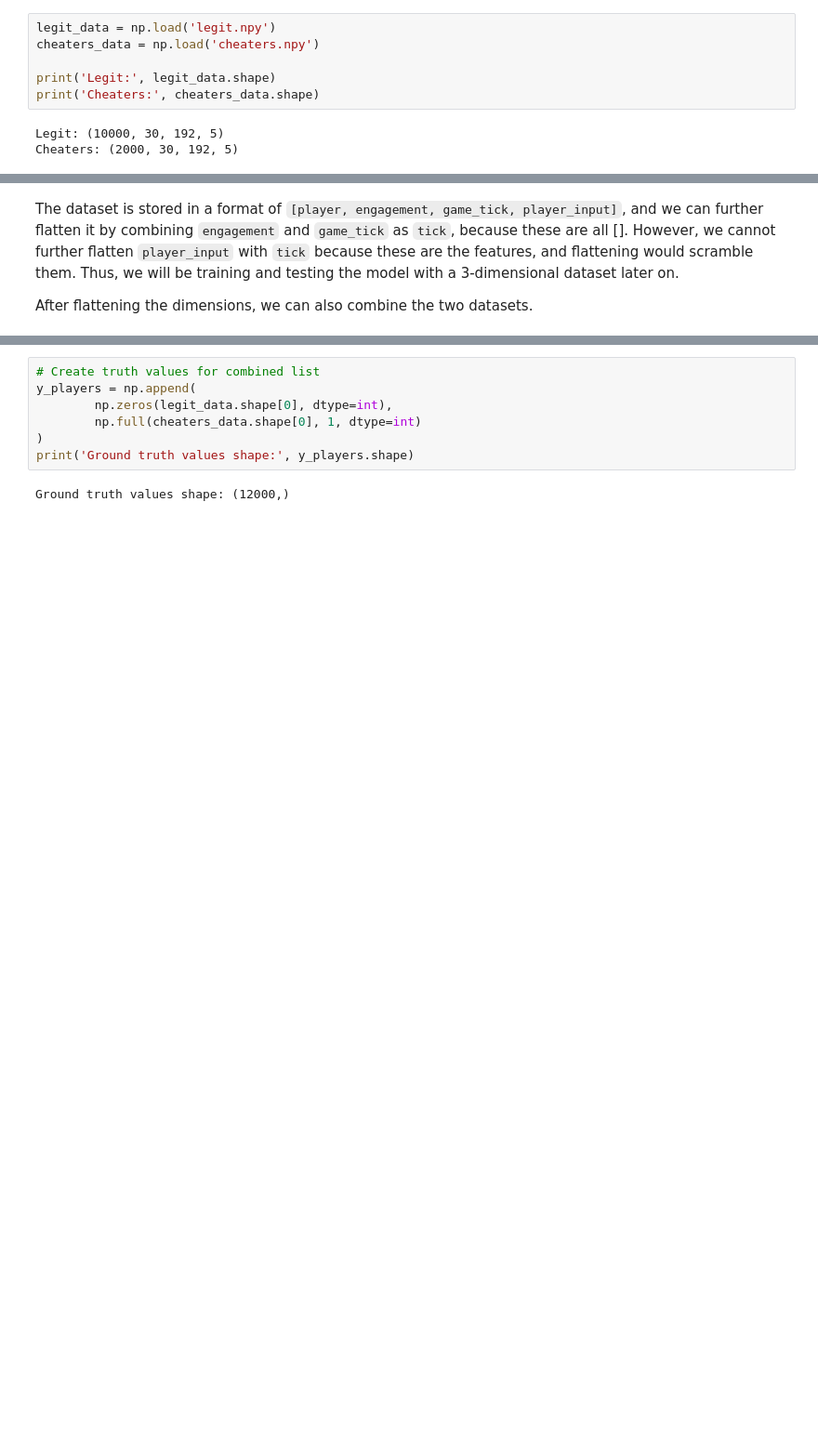
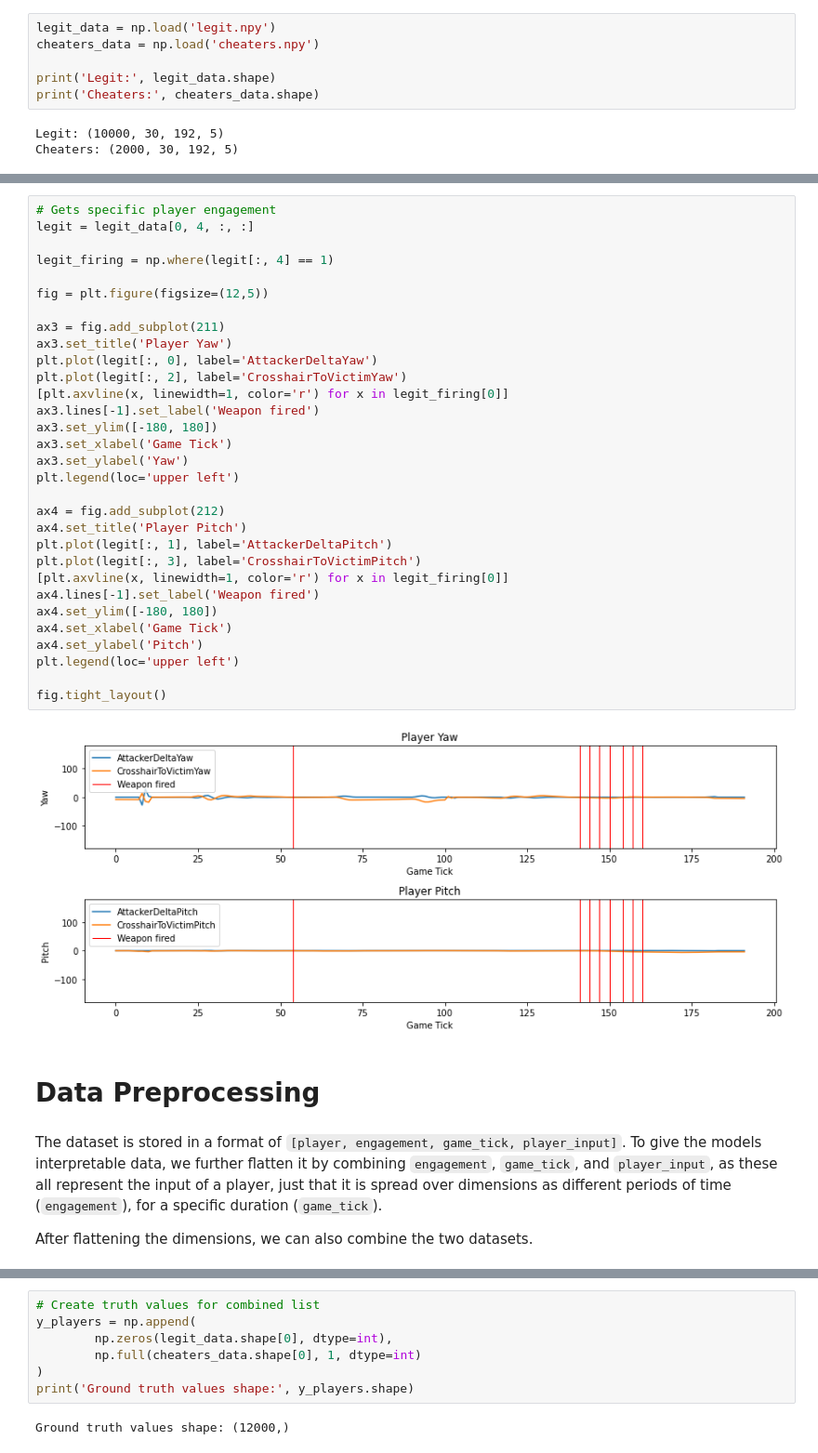
Before and after one commit to Janicon/stintsy-csgo, a Jupyter notebook: STINSTY MP.ipynb, the cells around one changed output, grey strips where cells are left out. Shown at 93% size. Cells and saved outputs as stored; diff of their text form; blank space fills up the shorter version.

```diff
--- a/STINSTY MP.ipynb
+++ b/STINSTY MP.ipynb
@@ -95,5 +271,40 @@ TODO:
+# %%
+# Gets specific player engagement
+legit = legit_data[0, 4, :, :]
+
+legit_firing = np.where(legit[:, 4] == 1)
+
+fig = plt.figure(figsize=(12,5))
+
+ax3 = fig.add_subplot(211)
+ax3.set_title('Player Yaw')
+plt.plot(legit[:, 0], label='AttackerDeltaYaw')
+plt.plot(legit[:, 2], label='CrosshairToVictimYaw')
+[plt.axvline(x, linewidth=1, color='r') for x in legit_firing[0]]
+ax3.lines[-1].set_label('Weapon fired')
+ax3.set_ylim([-180, 180])
+ax3.set_xlabel('Game Tick')
+ax3.set_ylabel('Yaw')
+plt.legend(loc='upper left')
+
+ax4 = fig.add_subplot(212)
+ax4.set_title('Player Pitch')
+plt.plot(legit[:, 1], label='AttackerDeltaPitch')
+plt.plot(legit[:, 3], label='CrosshairToVictimPitch')
+[plt.axvline(x, linewidth=1, color='r') for x in legit_firing[0]]
+ax4.lines[-1].set_label('Weapon fired')
+ax4.set_ylim([-180, 180])
+ax4.set_xlabel('Game Tick')
+ax4.set_ylabel('Pitch')
+plt.legend(loc='upper left')
+
+fig.tight_layout()
+# %% [output]
+[figure, added]
+# %% [markdown]
+# Data Preprocessing
 # %% [markdown]
-The dataset is stored in a format of `[player, engagement, game_tick, player_input]`, and we can further flatten it by combining `engagement` and `game_tick` as `tick`, because these are all []. However, we cannot further flatten `player_input` with `tick` because these are the features, and flattening would scramble them. Thus, we will be training and testing the model with a 3-dimensional dataset later on.
+The dataset is stored in a format of `[player, engagement, game_tick, player_input]`. To give the models interpretable data, we further flatten it by combining `engagement`, `game_tick`, and `player_input`, as these all represent the input of a player, just that it is spread over dimensions as different periods of time (`engagement`), for a specific duration (`game_tick`).
 
 After flattening the dimensions, we can also combine the two datasets.
 # %%
```
Also changed, not shown: parts of 143 cells of this notebook.
